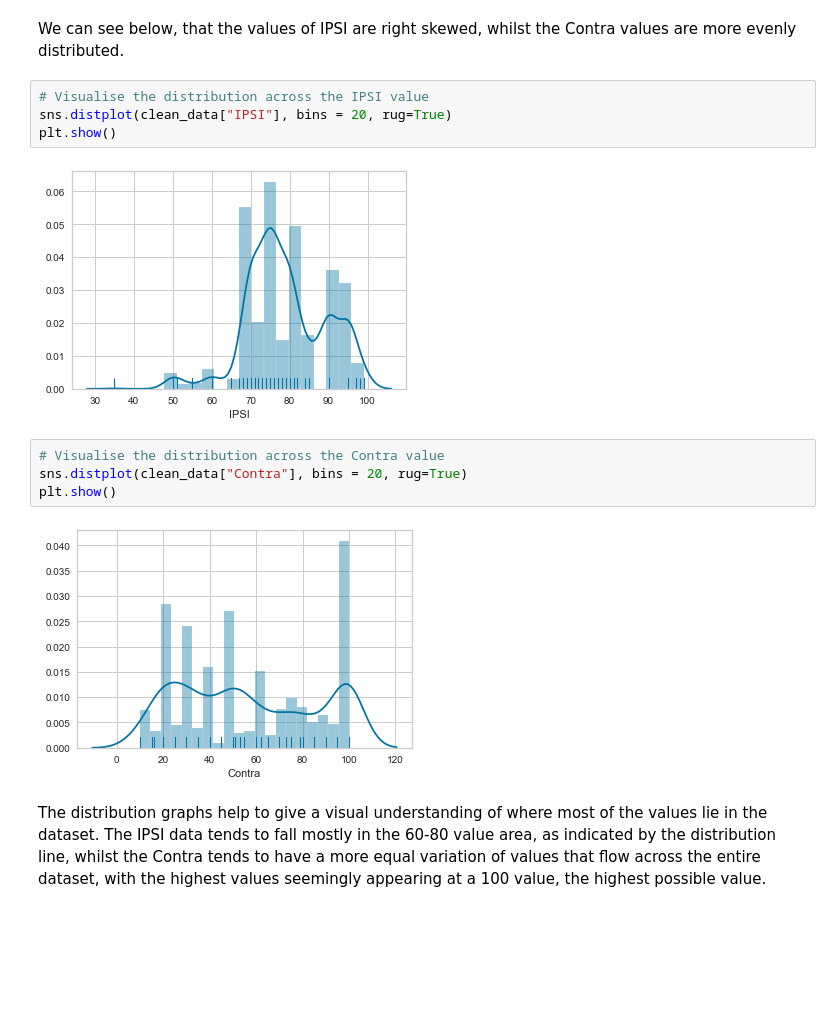
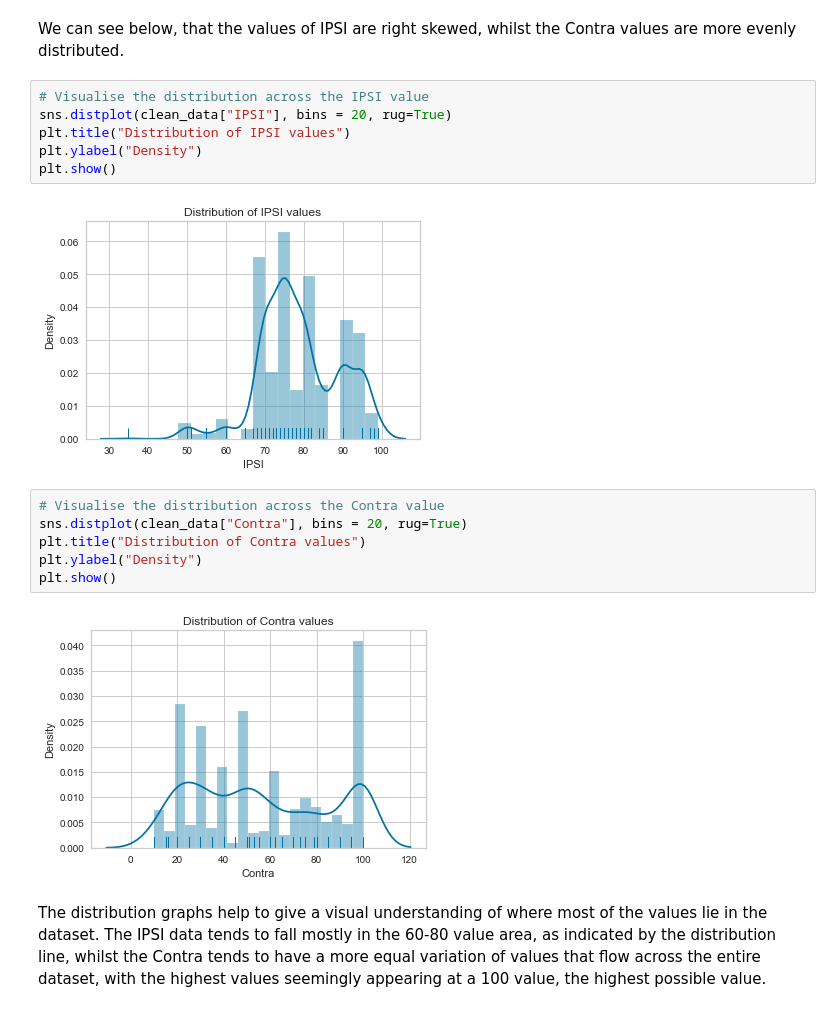
Before and after one commit to bdavis9725/Medical-Data-Mining, a Jupyter notebook: DataMiningACW.ipynb, the cells around one changed output. Saved outputs shown, nothing was run; the diff lists cells and outputs as text; blank space fills up the shorter version.

```diff
--- a/DataMiningACW.ipynb
+++ b/DataMiningACW.ipynb
@@ -415,15 +415,19 @@ We can see below, that the values of IPSI are right skewed, whilst the Contra va
 # %%
 # Visualise the distribution across the IPSI value
 sns.distplot(clean_data["IPSI"], bins = 20, rug=True)
+plt.title("Distribution of IPSI values")
+plt.ylabel("Density")
 plt.show()
 # %% [output]
-[figure, old version]
+[figure, new version]
 # %%
 # Visualise the distribution across the Contra value
 sns.distplot(clean_data["Contra"], bins = 20, rug=True)
+plt.title("Distribution of Contra values")
+plt.ylabel("Density")
 plt.show()
 # %% [output]
-[figure, old version]
+[figure, new version]
 # %% [markdown]
 The distribution graphs help to give a visual understanding of where most of the values lie in the dataset. The IPSI data tends to fall mostly in the 60-80 value area, as indicated by the distribution line, whilst the Contra tends to have a more equal variation of values that flow across the entire dataset, with the highest values seemingly appearing at a 100 value, the highest possible value.
 # %% [markdown]
```
Also changed, not shown: parts of 15 cells of this notebook, 2 other files.
